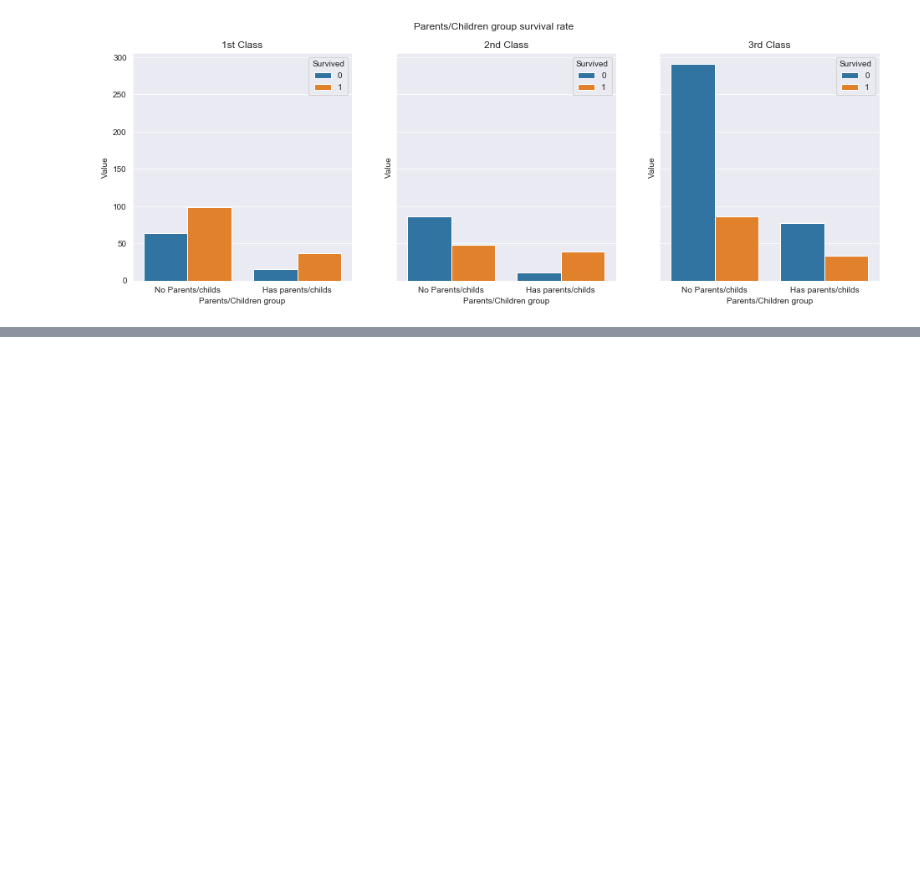
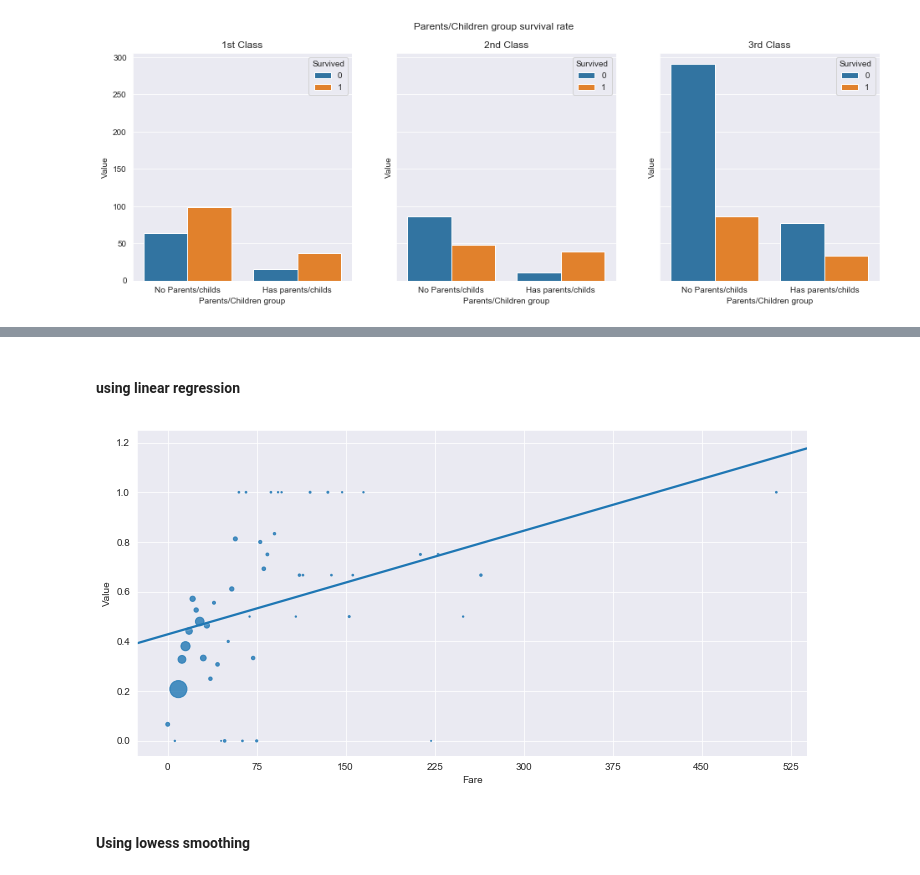
Before and after one commit to Ark93/Real-world_ml, a Jupyter notebook: chapter_3/titanic_dataset.ipynb, the cells around one changed output, grey strips where cells are left out. Cells and saved outputs as stored; diff of their text form; code cells hidden in the pictures; blank space fills up the shorter version.

```diff
--- a/chapter_3/titanic_dataset.ipynb
+++ b/chapter_3/titanic_dataset.ipynb
@@ -692,0 +795,15 @@ Text(0.5, 0.98, 'Parents/Children group survival rate')
+# %%
+temp = temp.groupby('Fare', as_index=True).agg(
+    Value = pd.NamedAgg('Survived', 'mean'),
+    Size = pd.NamedAgg('Survived', 'count')
+).reset_index(drop=False)
+# %% [markdown]
+#### using linear regression
+# %%
+g = sns.regplot(x='Fare', y='Value', scatter_kws={'s':temp.Size}, data=temp, ci=0)
+g.set_xticklabels([0,0,75,150,225,300, 375, 450, 525])
+g.figure.set_size_inches(12,6)
+# %% [output]
+[figure, added]
+# %% [markdown]
+#### Using lowess smoothing
```
Also changed, not shown: parts of 91 cells of this notebook, 1 other file.
